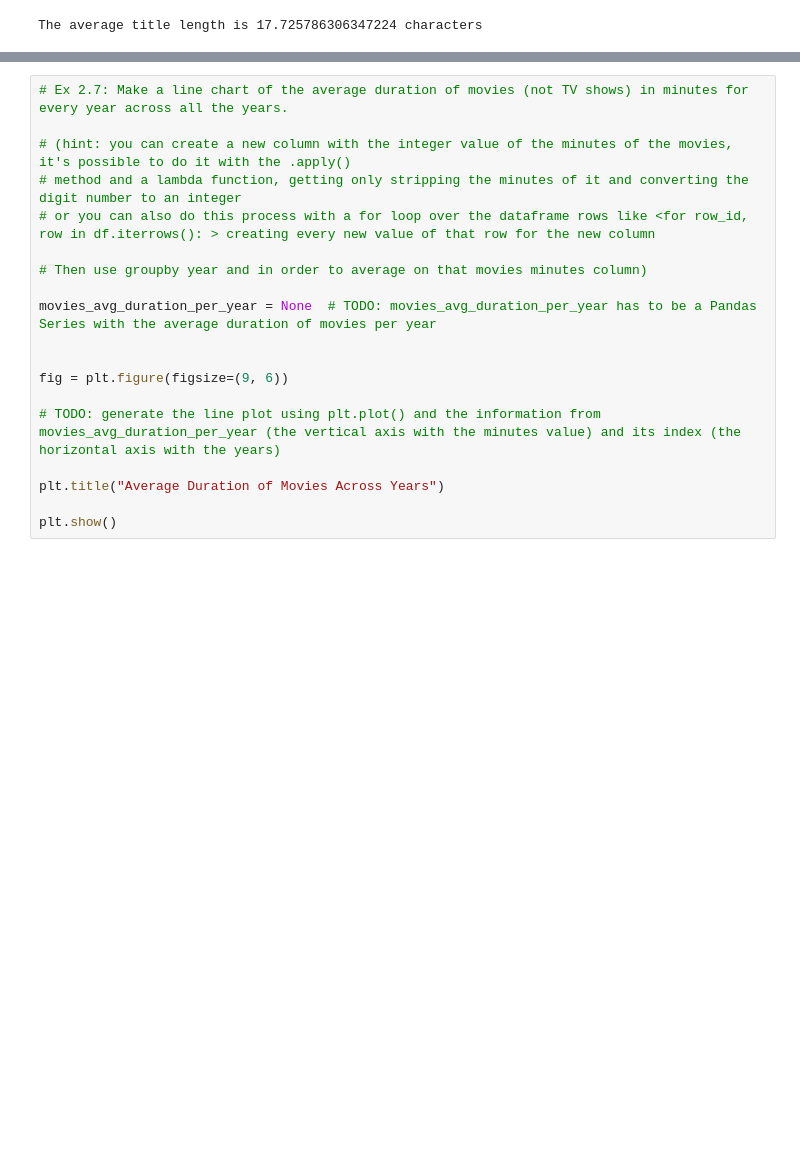
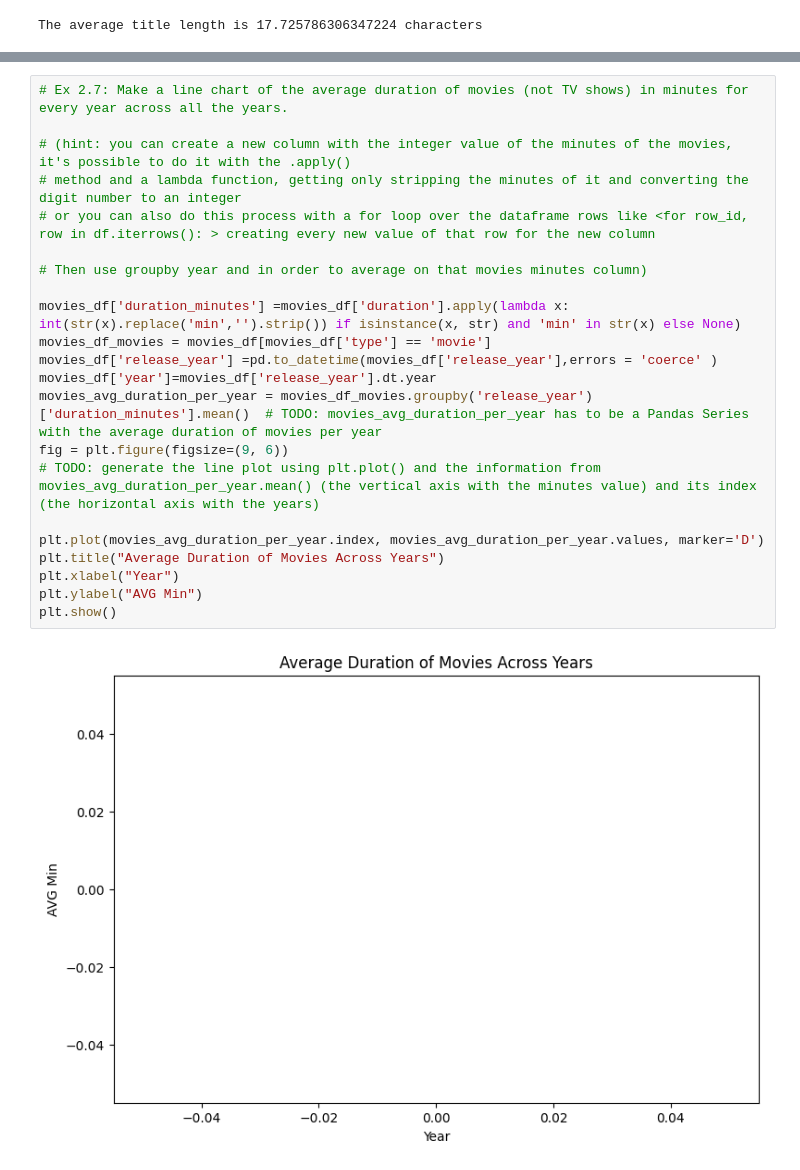
Before and after one commit to Gguvenn/eae_ipld_project, a Jupyter notebook: development/02_netflix_data_analysis.ipynb, the cells around one changed output, grey strips where cells are left out. Saved outputs shown, nothing was run; the diff lists cells and outputs as text; blank space fills up the shorter version.

```diff
--- a/development/02_netflix_data_analysis.ipynb
+++ b/development/02_netflix_data_analysis.ipynb
@@ -182,19 +225,24 @@ plt.show()
 # %%
 # Ex 2.7: Make a line chart of the average duration of movies (not TV shows) in minutes for every year across all the years.
 
 # (hint: you can create a new column with the integer value of the minutes of the movies, it's possible to do it with the .apply()
 # method and a lambda function, getting only stripping the minutes of it and converting the digit number to an integer
 # or you can also do this process with a for loop over the dataframe rows like <for row_id, row in df.iterrows(): > creating every new value of that row for the new column
 
 # Then use groupby year and in order to average on that movies minutes column)
 
-movies_avg_duration_per_year = None  # TODO: movies_avg_duration_per_year has to be a Pandas Series with the average duration of movies per year
+movies_df['duration_minutes'] =movies_df['duration'].apply(lambda x: int(str(x).replace('min','').strip()) if isinstance(x, str) and 'min' in str(x) else None)
+movies_df_movies = movies_df[movies_df['type'] == 'movie']
+movies_df['release_year'] =pd.to_datetime(movies_df['release_year'],errors = 'coerce' )
+movies_df['year']=movies_df['release_year'].dt.year
+movies_avg_duration_per_year = movies_df_movies.groupby('release_year')['duration_minutes'].mean()  # TODO: movies_avg_duration_per_year has to be a Pandas Series with the average duration of movies per year
+fig = plt.figure(figsize=(9, 6))
+# TODO: generate the line plot using plt.plot() and the information from movies_avg_duration_per_year.mean() (the vertical axis with the minutes value) and its index (the horizontal axis with the years)
 
-
-fig = plt.figure(figsize=(9, 6))
-
-# TODO: generate the line plot using plt.plot() and the information from movies_avg_duration_per_year (the vertical axis with the minutes value) and its index (the horizontal axis with the years)
-
+plt.plot(movies_avg_duration_per_year.index, movies_avg_duration_per_year.values, marker='D')
 plt.title("Average Duration of Movies Across Years")
-
+plt.xlabel("Year")
+plt.ylabel("AVG Min")
 plt.show()
+# %% [output]
+[figure, added]
```
Also changed, not shown: parts of 5 cells of this notebook, 7 other files.
